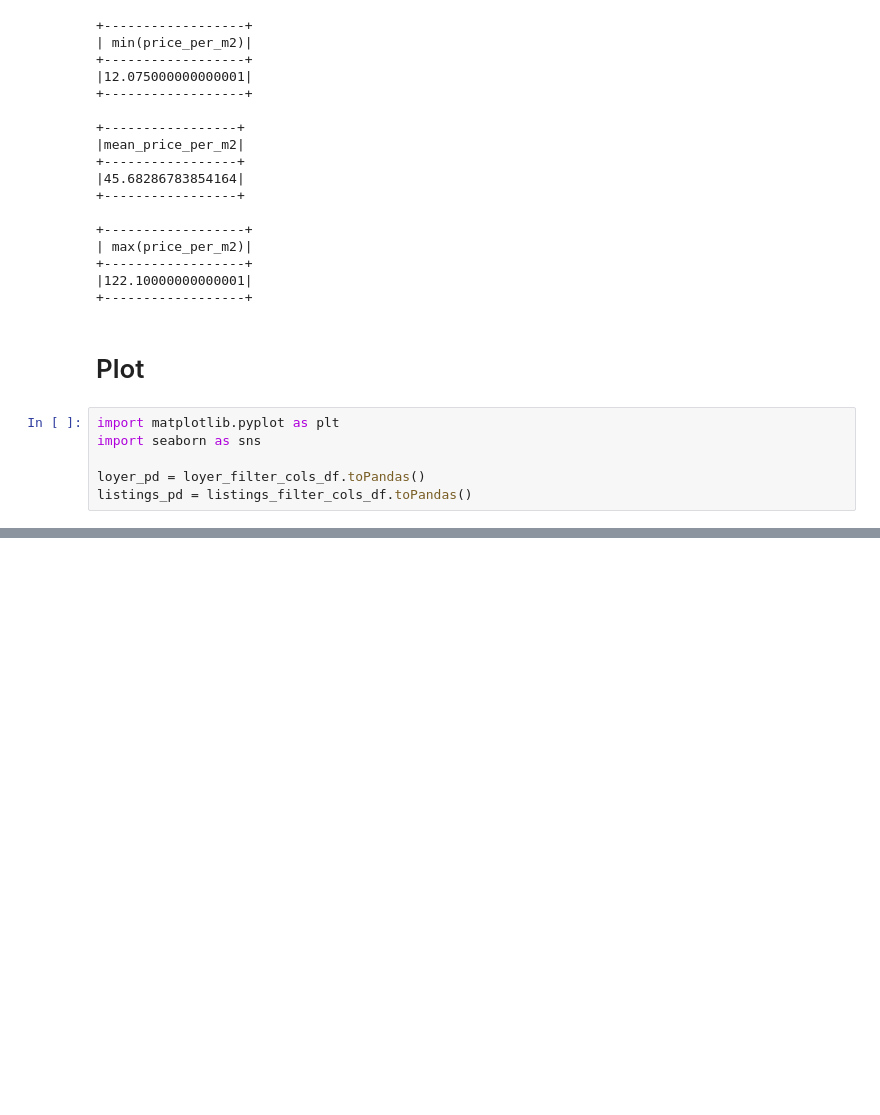
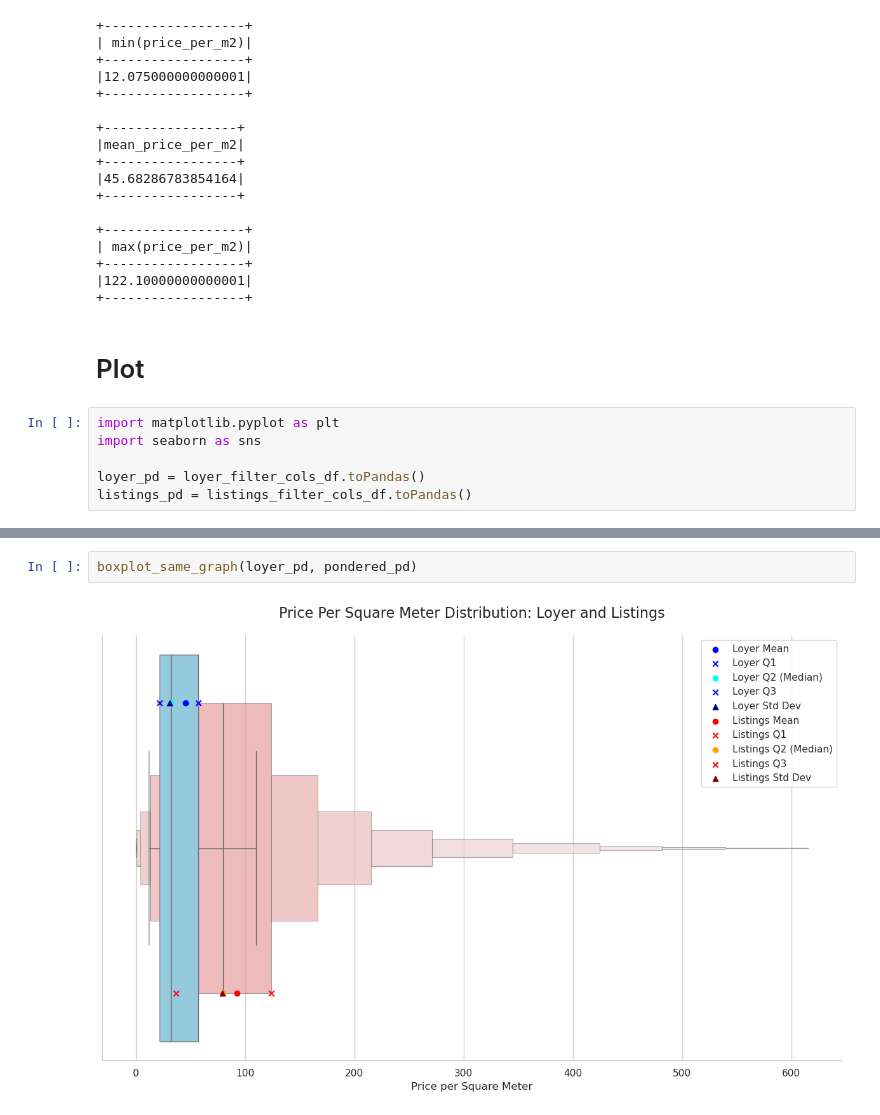
Before and after one commit to jo-pouradier/analise-airbnb-rentabilite, a Jupyter notebook: price.ipynb, the cells around one changed output, grey strips where cells are left out. Saved outputs shown, nothing was run; the diff lists cells and outputs as text; blank space fills up the shorter version.

```diff
--- a/price.ipynb
+++ b/price.ipynb
@@ -350,0 +502,4 @@ plt.show()
+# %%
+boxplot_same_graph(loyer_pd, pondered_pd)
+# %% [output]
+[figure, added]
```
Also changed, not shown: parts of 15 cells of this notebook.
